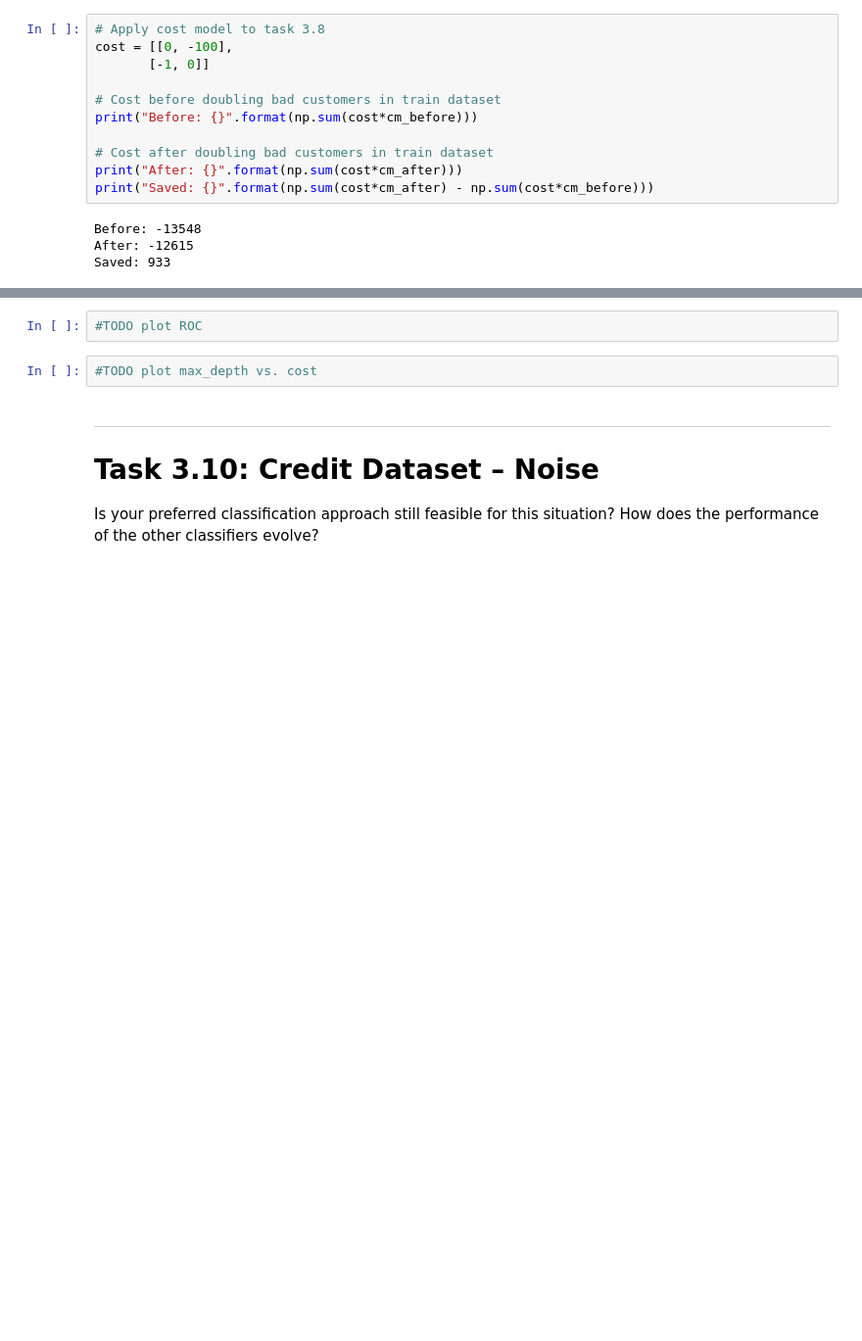
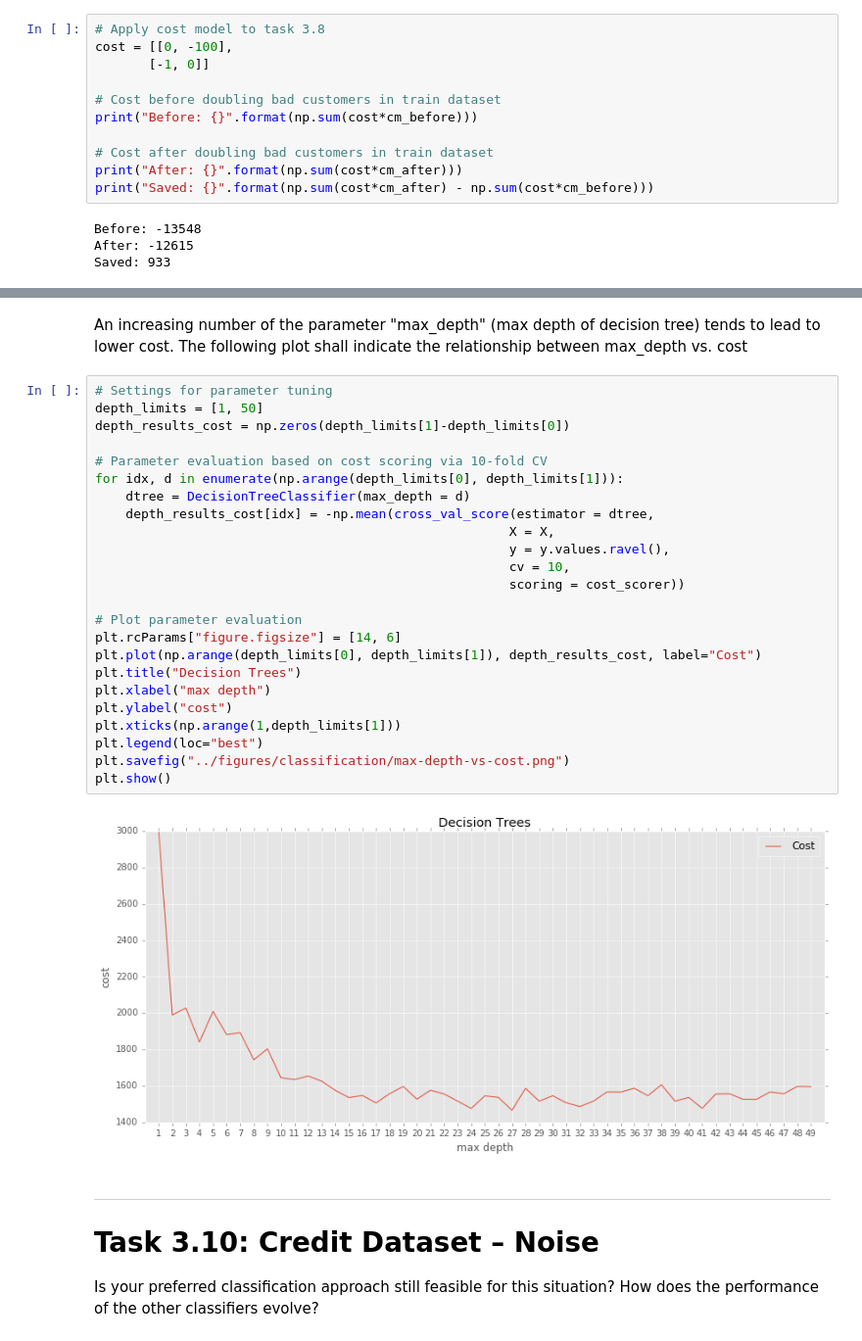
Before and after one commit to jgoerner/DataMining, a Jupyter notebook: notebooks/0.1-jg-readingguide-3.ipynb, the cells around one changed output, grey strips where cells are left out. Shown at 98% size. Cells and saved outputs as stored; diff of their text form; blank space fills up the shorter version.

```diff
--- a/notebooks/0.1-jg-readingguide-3.ipynb
+++ b/notebooks/0.1-jg-readingguide-3.ipynb
@@ -344,7 +368,31 @@ dtree_greedy = gs_result.best_estimator_
-# %%
-#TODO plot ROC
-# %%
-#TODO plot max_depth vs. cost
+# %% [markdown]
+An increasing number of the parameter "max_depth" (max depth of decision tree) tends to lead to lower cost. The following plot shall indicate the relationship between max_depth vs. cost
+# %%
+# Settings for parameter tuning
+depth_limits = [1, 50]
+depth_results_cost = np.zeros(depth_limits[1]-depth_limits[0])
+
+# Parameter evaluation based on cost scoring via 10-fold CV
+for idx, d in enumerate(np.arange(depth_limits[0], depth_limits[1])):
+    dtree = DecisionTreeClassifier(max_depth = d)
+    depth_results_cost[idx] = -np.mean(cross_val_score(estimator = dtree,
+                                                      X = X,
+                                                      y = y.values.ravel(),
+                                                      cv = 10,
+                                                      scoring = cost_scorer))
+
+# Plot parameter evaluation
+plt.rcParams["figure.figsize"] = [14, 6]
+plt.plot(np.arange(depth_limits[0], depth_limits[1]), depth_results_cost, label="Cost")
+plt.title("Decision Trees")
+plt.xlabel("max depth")
+plt.ylabel("cost")
+plt.xticks(np.arange(1,depth_limits[1]))
+plt.legend(loc="best")
+plt.savefig("../figures/classification/max-depth-vs-cost.png")
+plt.show()
+# %% [output]
+[figure, added]
 # %% [markdown]
 ---
 # Task 3.10: Credit Dataset – Noise
```
Also changed, not shown: parts of 2 cells of this notebook, 2 other files.
